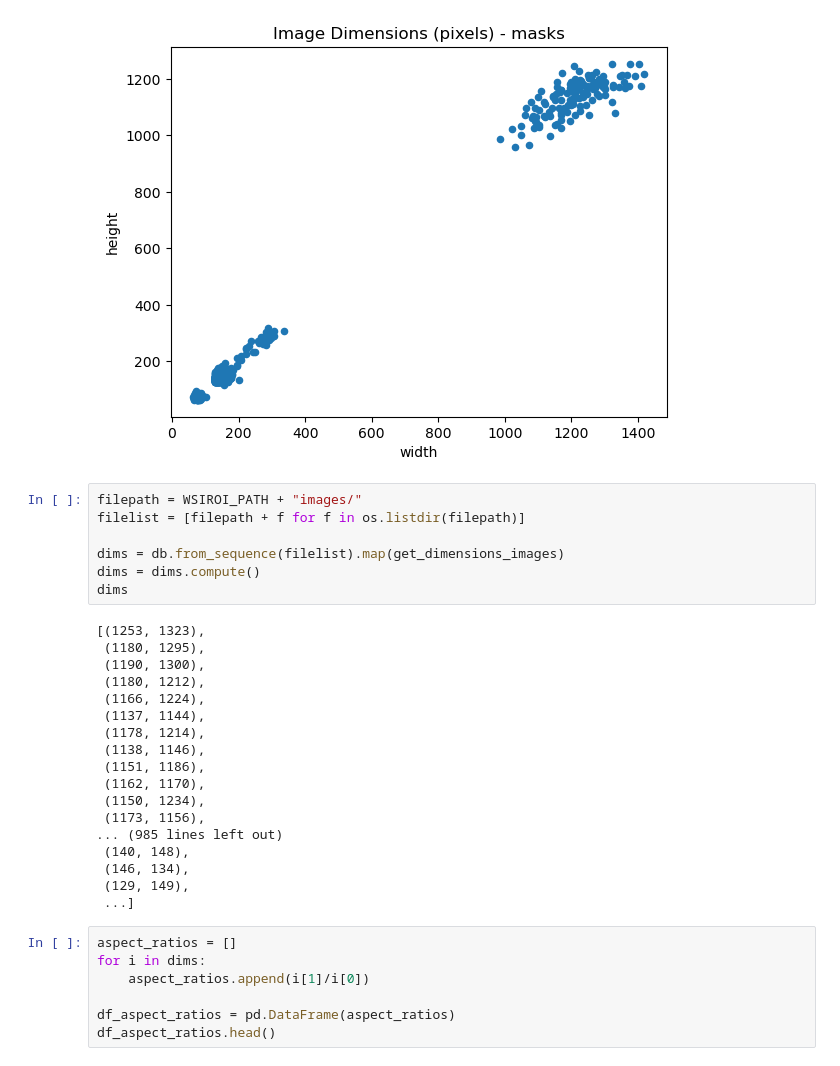
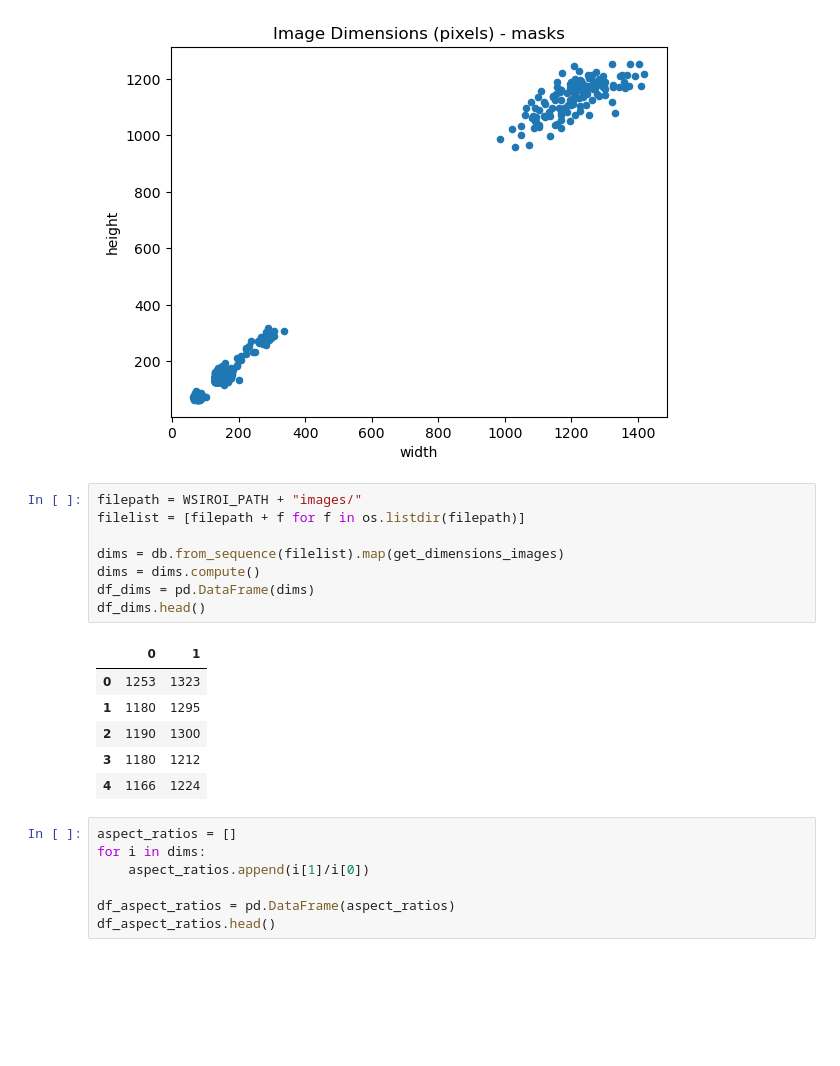
Before and after one commit to AmalAkh/tiger-challenge-segmentation, a Jupyter notebook: eda.ipynb, the cells around one changed output. Saved outputs shown, nothing was run; the diff lists cells and outputs as text; blank space fills up the shorter version.

```diff
--- a/eda.ipynb
+++ b/eda.ipynb
@@ -85,28 +85,18 @@ for label, directory in directories.items():
 # %%
 filepath = WSIROI_PATH + "images/"
 filelist = [filepath + f for f in os.listdir(filepath)]
 
 dims = db.from_sequence(filelist).map(get_dimensions_images)
 dims = dims.compute()
-dims
+df_dims = pd.DataFrame(dims)
+df_dims.head()
 # %% [output]
-[(1253, 1323),
- (1180, 1295),
- (1190, 1300),
- (1180, 1212),
- (1166, 1224),
- (1137, 1144),
- (1178, 1214),
- (1138, 1146),
- (1151, 1186),
- (1162, 1170),
- (1150, 1234),
- (1173, 1156),
-... (985 lines left out)
- (140, 148),
- (146, 134),
- (129, 149),
- ...]
+|  | 0 | 1 |
+| 0 | 1253 | 1323 |
+| 1 | 1180 | 1295 |
+| 2 | 1190 | 1300 |
+| 3 | 1180 | 1212 |
+| 4 | 1166 | 1224 |
 # %%
 aspect_ratios = []
 for i in dims:
```
